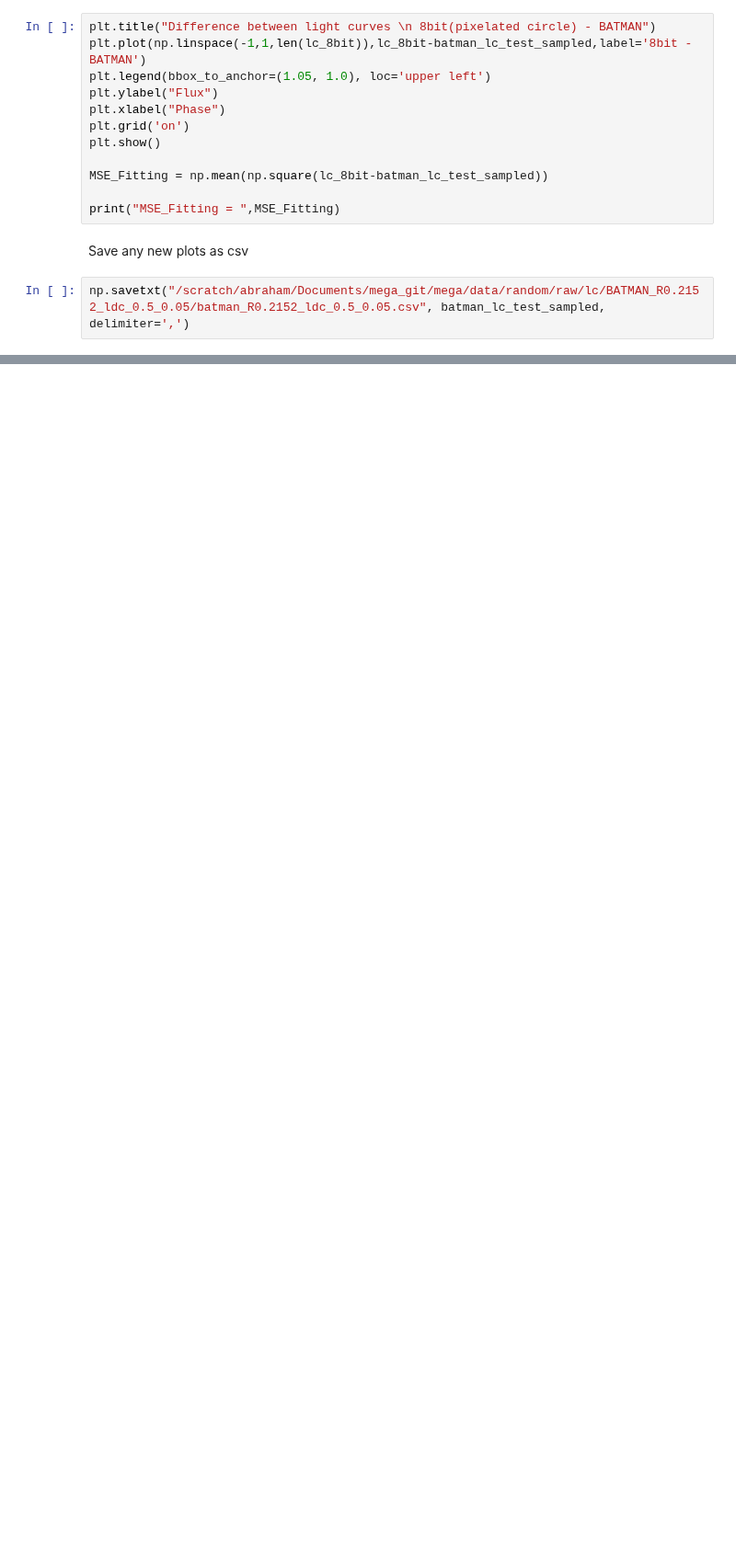
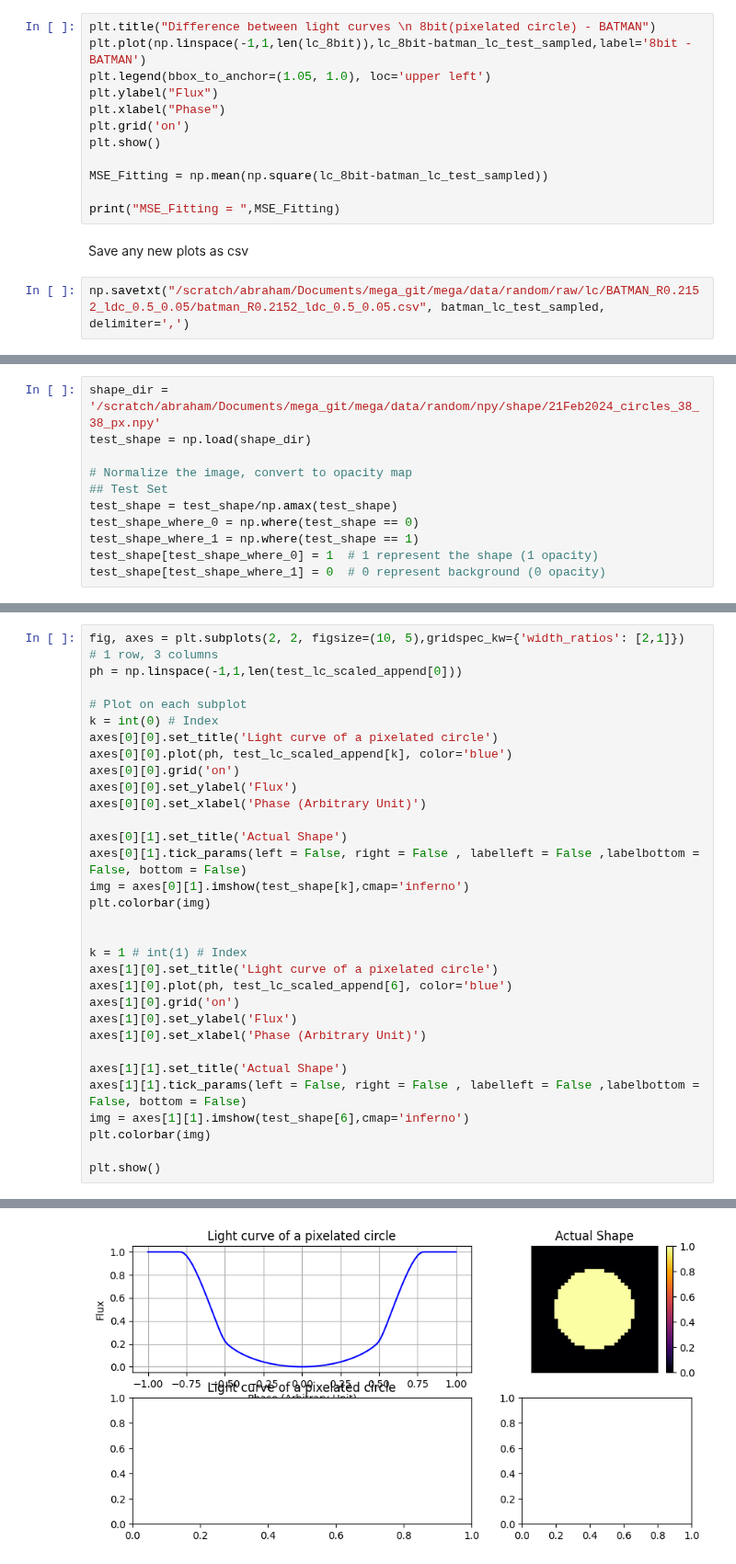
Before and after one commit to abrahammathews2000/mega, a Jupyter notebook: lightcurve_simulation/data_npy/plot_lc.ipynb, the cells around one changed output, grey strips where cells are left out. Shown at 92% size. Saved outputs shown, nothing was run; the diff lists cells and outputs as text; blank space fills up the shorter version.

```diff
--- a/lightcurve_simulation/data_npy/plot_lc.ipynb
+++ b/lightcurve_simulation/data_npy/plot_lc.ipynb
@@ -275,0 +313,11 @@ np.savetxt("/scratch/abraham/Documents/mega_git/mega/data/random/raw/lc/BATMAN_R
+# %%
+shape_dir = '/scratch/abraham/Documents/mega_git/mega/data/random/npy/shape/21Feb2024_circles_38_38_px.npy'
+test_shape = np.load(shape_dir)
+
+# Normalize the image, convert to opacity map
+## Test Set
+test_shape = test_shape/np.amax(test_shape)
+test_shape_where_0 = np.where(test_shape == 0)
+test_shape_where_1 = np.where(test_shape == 1)
+test_shape[test_shape_where_0] = 1  # 1 represent the shape (1 opacity)
+test_shape[test_shape_where_1] = 0  # 0 represent background (0 opacity)
@@ -275,0 +328,32 @@ np.savetxt("/scratch/abraham/Documents/mega_git/mega/data/random/raw/lc/BATMAN_R
+# %%
+fig, axes = plt.subplots(2, 2, figsize=(10, 5),gridspec_kw={'width_ratios': [2,1]})  # 1 row, 3 columns
+ph = np.linspace(-1,1,len(test_lc_scaled_append[0]))
+
+# Plot on each subplot
+k = int(0) # Index
+axes[0][0].set_title('Light curve of a pixelated circle')
+axes[0][0].plot(ph, test_lc_scaled_append[k], color='blue')
+axes[0][0].grid('on')
+axes[0][0].set_ylabel('Flux')
+axes[0][0].set_xlabel('Phase (Arbitrary Unit)')
+
+axes[0][1].set_title('Actual Shape')
+axes[0][1].tick_params(left = False, right = False , labelleft = False ,labelbottom = False, bottom = False)
+img = axes[0][1].imshow(test_shape[k],cmap='inferno')
+plt.colorbar(img)
+
+
+k = 1 # int(1) # Index
+axes[1][0].set_title('Light curve of a pixelated circle')
+axes[1][0].plot(ph, test_lc_scaled_append[6], color='blue')
+axes[1][0].grid('on')
+axes[1][0].set_ylabel('Flux')
+axes[1][0].set_xlabel('Phase (Arbitrary Unit)')
+
+axes[1][1].set_title('Actual Shape')
+axes[1][1].tick_params(left = False, right = False , labelleft = False ,labelbottom = False, bottom = False)
+img = axes[1][1].imshow(test_shape[6],cmap='inferno')
+plt.colorbar(img)
+
+plt.show()
+# %% [output]
@@ -275,0 +361 @@ np.savetxt("/scratch/abraham/Documents/mega_git/mega/data/random/raw/lc/BATMAN_R
+[figure, added]
```
Also changed, not shown: parts of 8 cells of this notebook, 4 other files.
